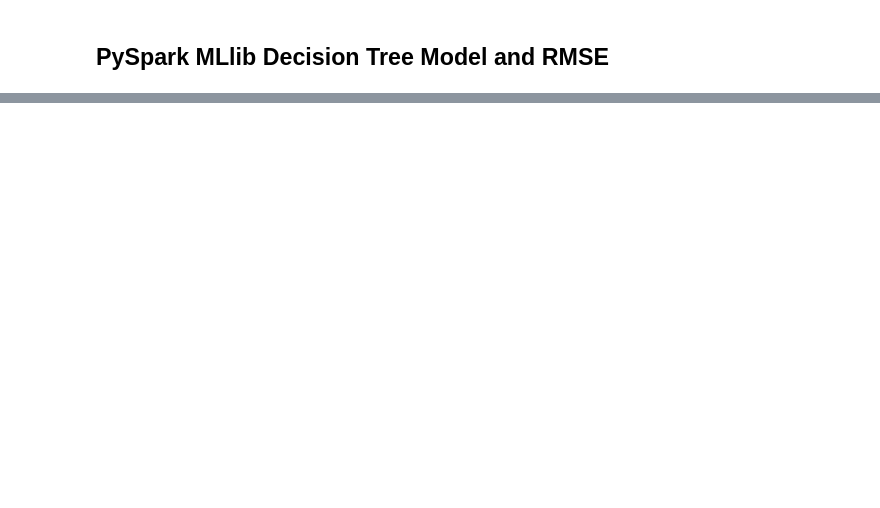
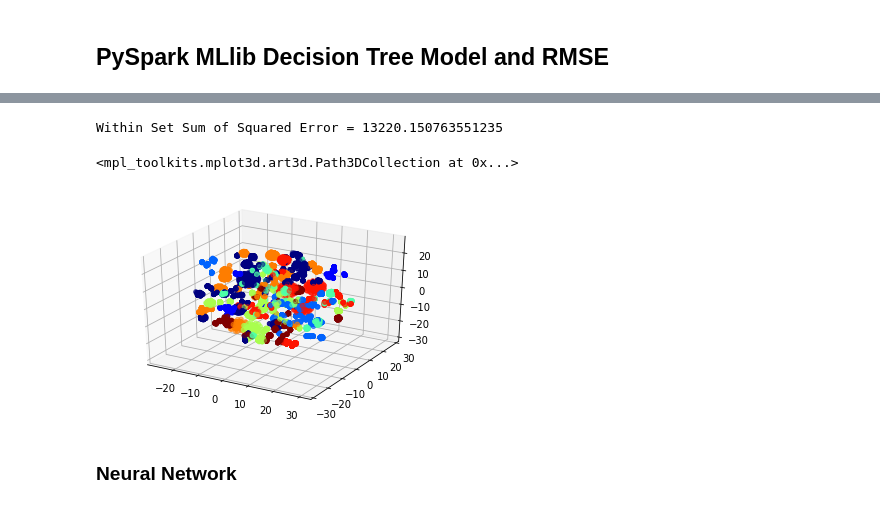
Before and after one commit to Sapphirine/201912-28-NY_State_Inpatient_Healthcare_Analysis, a Jupyter notebook: code/PredictionModel.ipynb, the cells around one changed output, grey strips where cells are left out. Saved outputs shown, nothing was run; the diff lists cells and outputs as text; code cells hidden in the pictures; blank space fills up the shorter version.

```diff
--- a/code/PredictionModel.ipynb
+++ b/code/PredictionModel.ipynb
@@ -180,0 +183,6 @@ predictions.select('prediction').show()
+# %%
+from pyspark.mllib.clustering import KMeans, KMeansModel
+
+f = spark.sparkContext.textFile('/content/drive/My Drive/Colab Notebooks/features.out')
+rddForCluster = f.map(lambda line: np.array([__builtin__.float(x) for x in line.split(',')]))
+clusters = KMeans.train(rddForCluster, 8, maxIterations=100, initializationMode='k-means||')
@@ -180,0 +193,19 @@ predictions.select('prediction').show()
+# %%
+WSSSE = rddForCluster.map(lambda point: error(point)).reduce(lambda x, y: x + y)
+print("Within Set Sum of Squared Error = " + str(WSSSE))
+# %% [output]
+Within Set Sum of Squared Error = 13220.150763551235
+# %%
+kmeansLabels = clusters.predict(rddForCluster)
+np.savetxt('/content/drive/My Drive/Colab Notebooks/kmeanslabels.out', np.array(kmeansLabels.collect()), delimiter=',', fmt='%f')
+# %%
+# TSNE for 3-dimension
+
+from sklearn.manifold import TSNE
+from sklearn.decomposition import PCA
+from mpl_toolkits.mplot3d import Axes3D
+
+pca = PCA(n_components=3, svd_solver='full')
+embedding_reduced = pca.fit_transform(features)
+# %%
+embedded3 = TSNE(n_components=3, perplexity=48.0, verbose=1).fit_transform(embedding_reduced)
@@ -180,0 +214,9 @@ predictions.select('prediction').show()
+# %%
+fig = plt.figure()
+ax = fig.add_subplot(111, projection='3d')
+ax.scatter(embedded3[:, 0], embedded3[:, 1], embedded3[:, 2], c=kmeansLabels.collect(), cmap=plt.cm.get_cmap("jet", 10))
+# %% [output]
+<mpl_toolkits.mplot3d.art3d.Path3DCollection at 0x...>
+[figure, added]
+# %% [markdown]
+### **Neural Network**
```
Also changed, not shown: parts of 34 cells of this notebook, 10 other files.
